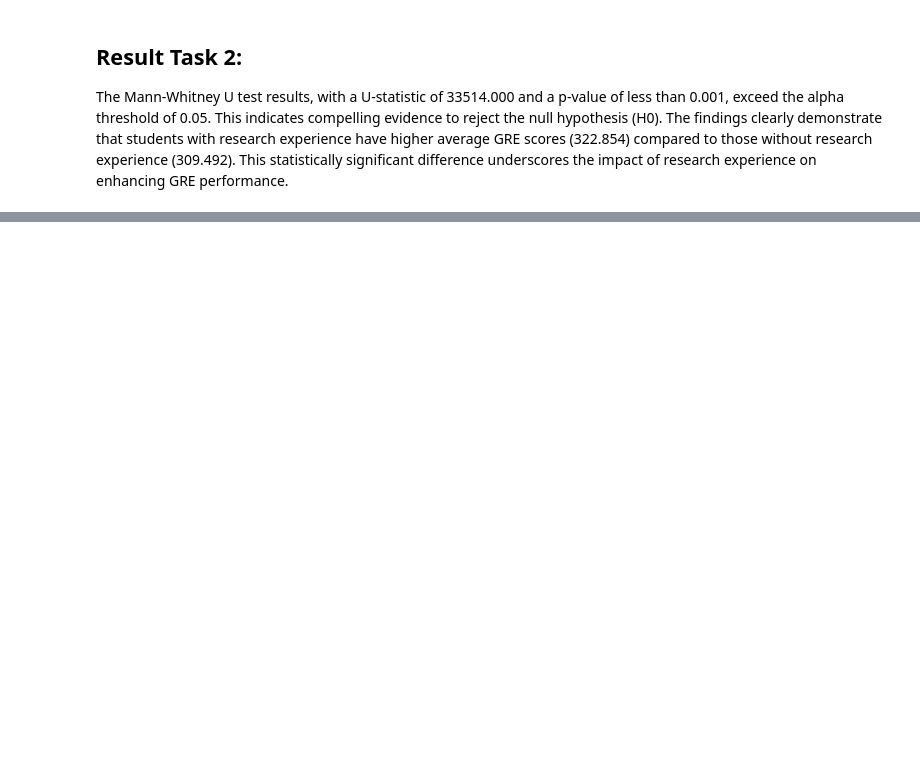
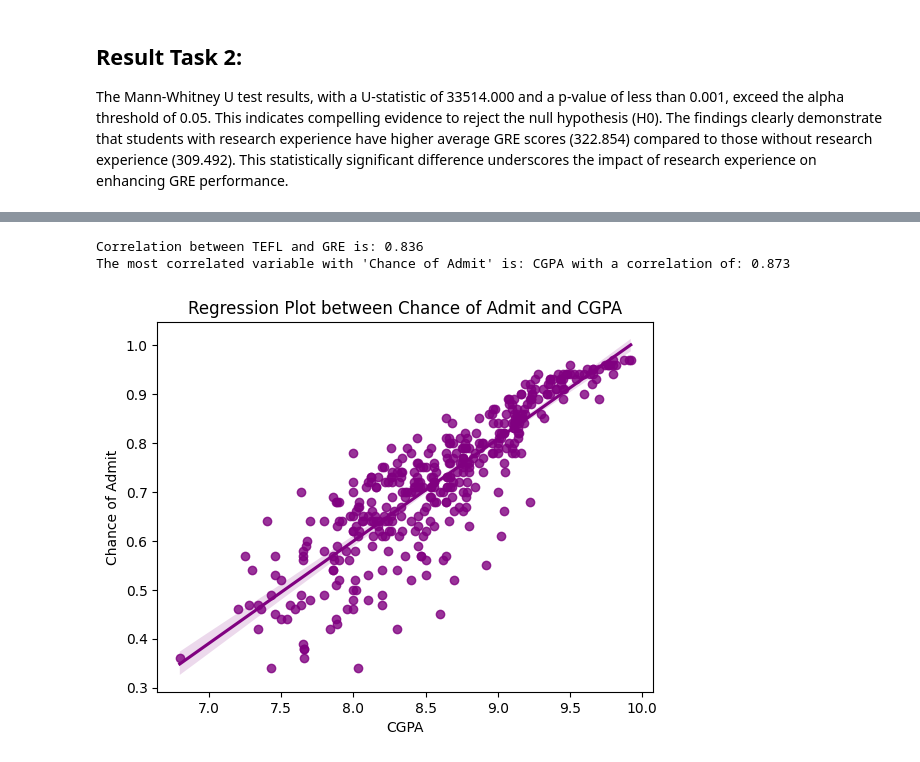
Before and after one commit to MrsPomodoro/04-06-2024_Python-for-Data-Science, a Jupyter notebook: homework_one/implementation/homework.ipynb, the cells around one changed output, grey strips where cells are left out. Drawn from its saved outputs; the diff is of its cells as text; code cells hidden in the pictures; blank space fills up the shorter version.

```diff
--- a/homework_one/implementation/homework.ipynb
+++ b/homework_one/implementation/homework.ipynb
@@ -213,0 +231,28 @@ The Mann-Whitney U test results, with a U-statistic of 33514.000 and a p-value o
+# %%
+# Calculating the correlation between TOEFL and GRE scores
+correlation = data['TOEFL_Score'].corr(data['GRE_Score'])
+print(f"Correlation between TEFL and GRE is: {correlation:.3f}")
+
+# Finding the variable most correlated with Chance of Admit
+correlation_with_admit_notexclude = data.corr()['Chance_of_Admit']
+correlation_with_admit_exclude = correlation_with_admit_notexclude.drop('Chance_of_Admit')  # Exclude self-correlation
+
+correlation_with_admit_notexclude.head()
+
+
+# Identify the Most Correlated Variable
+most_correlated_var = correlation_with_admit_exclude.idxmax()
+max_correlation_value = correlation_with_admit_exclude.max()
+
+print(f"The most correlated variable with 'Chance of Admit' is: {most_correlated_var} with a correlation of: {max_correlation_value:.3f}")
+
+# Regression plot
+sns.regplot(x=most_correlated_var, y='Chance_of_Admit', data=data, color='purple')
+plt.title(f"Regression Plot between Chance of Admit and {most_correlated_var}")
+plt.xlabel(most_correlated_var)
+plt.ylabel('Chance of Admit')
+plt.show()
+# %% [output]
+Correlation between TEFL and GRE is: 0.836
+The most correlated variable with 'Chance of Admit' is: CGPA with a correlation of: 0.873
+[figure, added]
```
Also changed, not shown: parts of 5 cells of this notebook.
